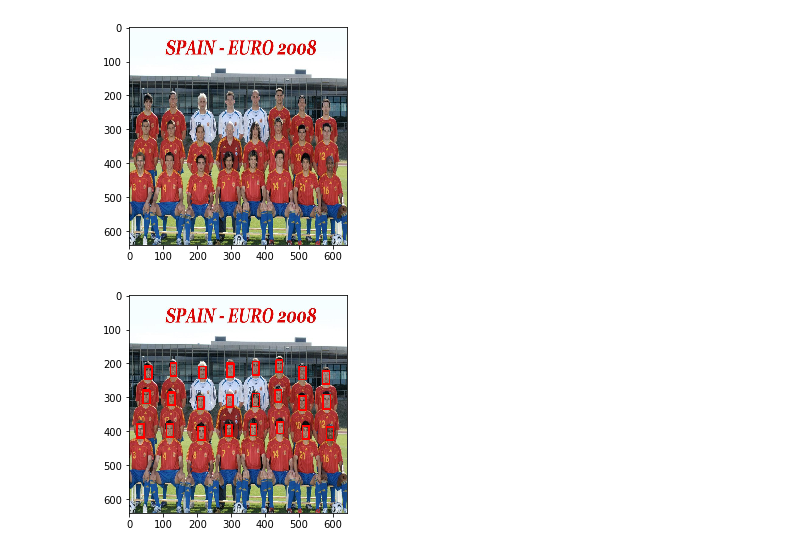
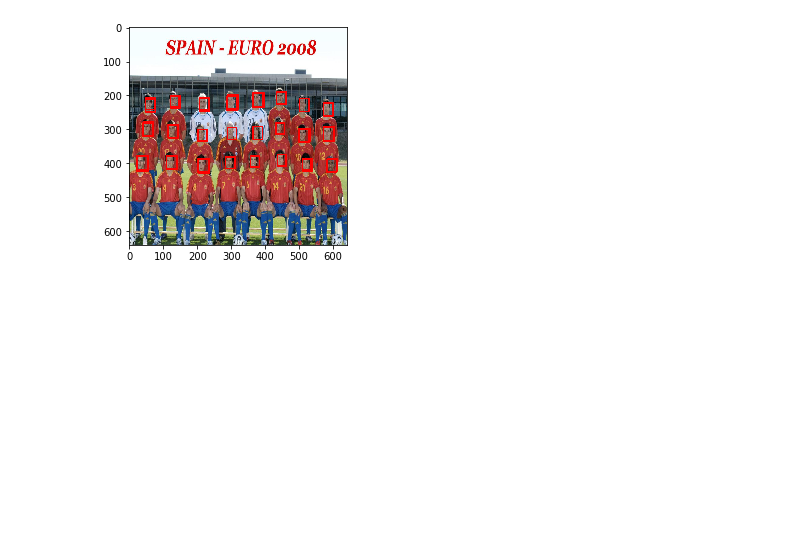
Before and after one commit to louis-she/sfd.pytorch, a Jupyter notebook: inference.ipynb, the cells around one changed output. Drawn from its saved outputs; the diff is of its cells as text; code cells hidden in the pictures; blank space fills up the shorter version.

```diff
--- a/inference.ipynb
+++ b/inference.ipynb
@@ -106,6 +8,7 @@ final = torch.stack( [ top, left, bottom, right ], dim=1  )
-# %%
-plt.imshow(image_resized[:,:,::-1])
-show_anchor(image_resized, final)
-# %% [output]
-[figure, removed]
-[figure, removed]
+# %%
+detector = Detector(state_file)
+# %%
+bboxes = detector.infer(test_image)
+draw_bounding_boxes(test_image, bboxes)
+# %% [output]
+[figure, added]
```
Also changed, not shown: parts of 14 cells of this notebook, 3 other files.
